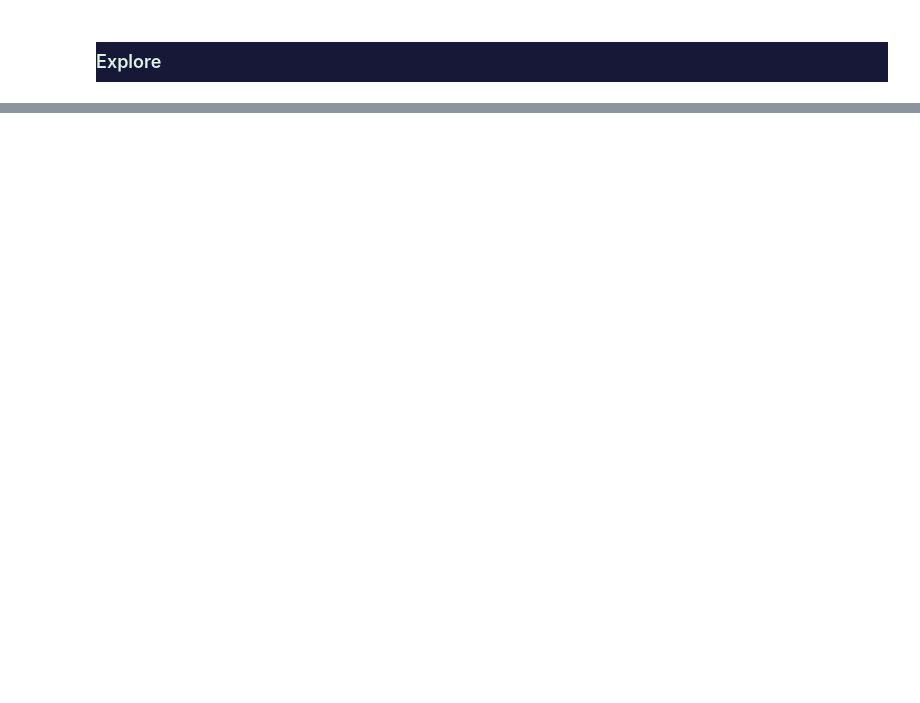
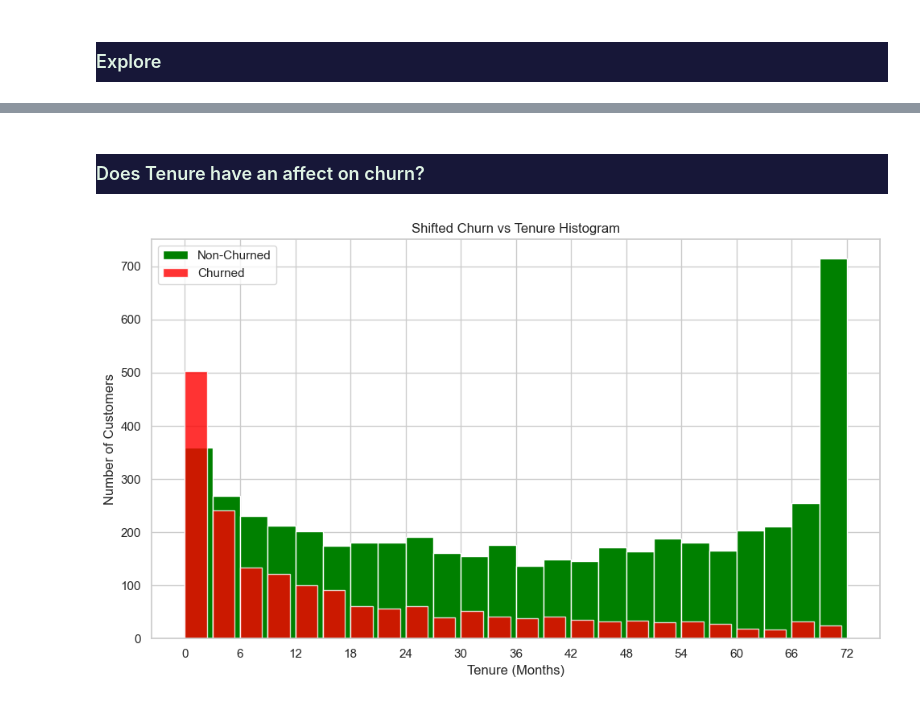
Before and after one commit to Jonathan-Garcia1/Telco_Churn, a Jupyter notebook: final_report.ipynb, the cells around one changed output, grey strips where cells are left out. Cells and saved outputs as stored; diff of their text form; code cells hidden in the pictures; blank space fills up the shorter version.

```diff
--- a/final_report.ipynb
+++ b/final_report.ipynb
@@ -124,2 +196,6 @@ train.shape, val.shape, test.shape
 # %% [markdown]
-<h1 style='background-color: #171738; padding-left: 40px; padding-top: 10px; padding-bottom: 10px; padding-right: 10px; color: #DFF3E4; font-size: 18px; box-sizing: border-box;'>
+<h1 style='background-color: #171738; padding-left: 40px; padding-top: 10px; padding-bottom: 10px; padding-right: 10px; color: #DFF3E4; font-size: 18px; box-sizing: border-box;'>Does Tenure have an affect on churn?
+# %%
+plot_churn_vs_tenure_histogram(df)
+# %% [output]
+[figure, added]
```
Also changed, not shown: parts of 51 cells of this notebook, 11 other files.
